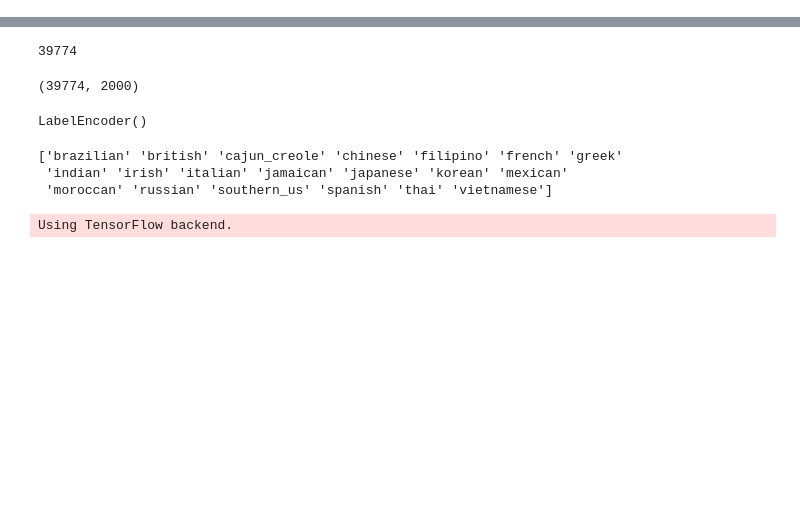
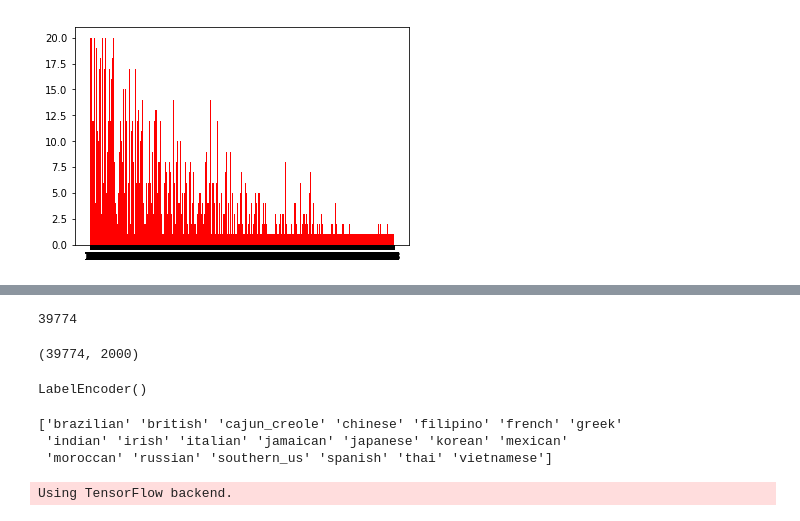
Before and after one commit to KillerPain/Pattern_Recognition_Final_Project, a Jupyter notebook: model.ipynb, the cells around one changed output, grey strips where cells are left out. Drawn from its saved outputs; the diff is of its cells as text; code cells hidden in the pictures; blank space fills up the shorter version.

```diff
--- a/model.ipynb
+++ b/model.ipynb
@@ -6,0 +23,4 @@ from sklearn.feature_extraction.text import CountVectorizer
+# %%
+print(len(ingredient_map))
+for ingredient in ingredient_map:
+    print(ingredient)
@@ -6,0 +61,21 @@ from sklearn.feature_extraction.text import CountVectorizer
+# %%
+from collections import defaultdict
+ingredient_cuisine = defaultdict(set)
+for item in range(len(data['id'])):
+    for ingredient in data['ingredients'][item]:
+        ingredient_cuisine[ingredient].add(data['cuisine'][item])
+# %%
+ingredient_frequency = np.array([len(cuisines) for (ingredient, cuisines) in ingredient_cuisine.items()])
+alphab = np.array([len(ingredient) for (ingredient, cuisines) in ingredient_cuisine.items()])
+frequencies = ingredient_frequency
+pos = np.arange(len(alphab))
+width = 1.0     # gives histogram aspect to the bar diagram
+
+ax = plt.axes()
+ax.set_xticks(pos + (width / 2))
+ax.set_xticklabels(alphab)
+
+plt.bar(pos, frequencies, width, color='r')
+plt.show()
+# %% [output]
+[figure, added]
```
Also changed, not shown: parts of 11 cells of this notebook.
